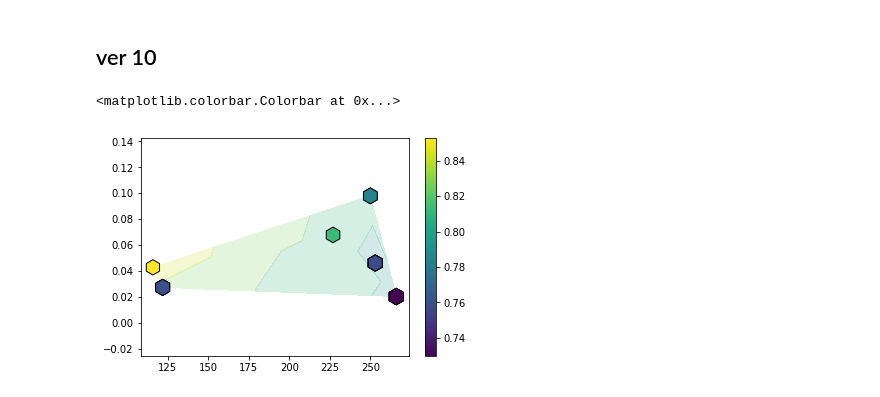
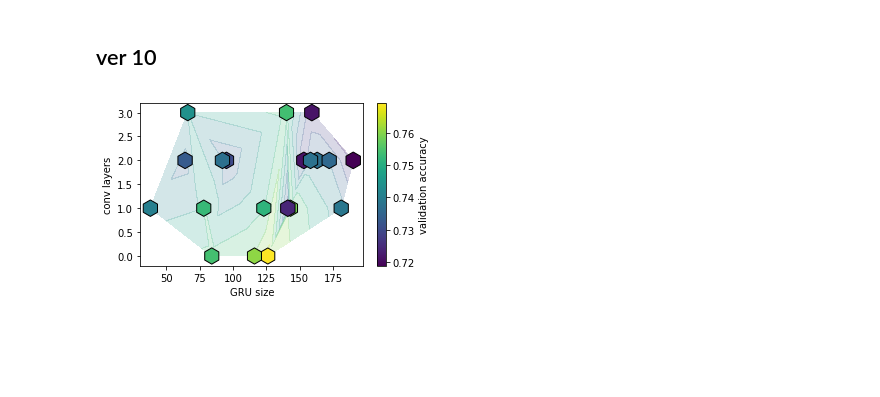
Before and after one commit to AndreaAmico/DeepMouse, a Jupyter notebook: live_history.ipynb, the cells around one changed output. Drawn from its saved outputs; the diff is of its cells as text; code cells hidden in the pictures; blank space fills up the shorter version.

```diff
--- a/live_history.ipynb
+++ b/live_history.ipynb
@@ -307,28 +233,43 @@ colab_df.iloc[-1].fit_outs[0].history
  'acc': [0.6005361944676724]}
 # %% [markdown]
 ## ver 10
+# %%
+VERSION = '10'
+
+#local_path = './model_data/grid_{}.pkl'.format(VERSION)
+drive_path = 'G:/Il mio Drive/Colab Notebooks/deep_mouse/model_data/grid_{}.pkl'.format(VERSION)
+
+#local_df = pd.read_pickle(local_path)
+colab_df = pd.read_pickle(drive_path)
+
+#print(f'Local: {local_df.shape[0]}, drive: {colab_df.shape[0]}')
+
+#concat_path = './model_data/grid_mix_{}.pkl'.format(VERSION)
+#df = pd.concat([colab_df, local_df], axis=0, ignore_index=True)
+#df.to_pickle(concat_path)
+df = colab_df
 # %%
-VERSION = '10'
+# df = df[df.best_model_accuracies.apply(lambda x:len(x))==5].reset_index()
 
-concat_path = './model_data/grid_{}.pkl'.format(VERSION)
-combined_df = pd.read_pickle(concat_path)
+xyz = np.ones([4, df.shape[0]])
 
-xyz = np.ones([4, combined_df.shape[0]])
+for index, (gru_size, conv_layers, fits_outs) in df[['GRU_size', 'conv_layers', 'fit_outs']].iterrows():
+    somma = [x.history['val_acc'] for x in fits_outs]
+    s = np.mean(somma, 0)[170:190].mean()
+    sigma = np.mean(somma, 0)[170:190].std()
 
-for index, (lstm_size, dropout, fits_outs) in combined_df[['GRU_size', 'dropout', 'fit_outs']].iterrows():
-    somma = [x.history['val_acc'] for x in fits_outs]
-    s = np.mean(somma, 0)[130:].mean()
-    sigma = np.mean(somma, 0)[130:].std()
-
-    xyz[0, index] = lstm_size
-    xyz[1, index] = dropout
+    xyz[0, index] = gru_size
+    xyz[1, index] = conv_layers
     xyz[2, index] = s
     xyz[3, index] = sigma
 
 
+fig, ax = plt.subplots(1, figsize=(5, 3))
 scatterplot = plt.scatter(xyz[0,:], xyz[1,:], c=xyz[2,:], s=1/(xyz[2,:])*2e2, zorder=10, marker='h', edgecolors='black')
-plt.tricontourf(xyz[0,:], xyz[1,:], xyz[2,:], alpha=0.2, zorder=3)
-plt.colorbar(scatterplot)
+ax.tricontourf(xyz[0,:], xyz[1,:], xyz[2,:], alpha=0.2, zorder=3)
+plt.colorbar(scatterplot, label='validation accuracy')
+ax.set(**{'xlabel':'GRU size', 'ylabel':'conv layers'})
+
+# fig.savefig(f'./plots/conv_layer_number_contourf.png', bbox_inches='tight')
 # %% [output]
-<matplotlib.colorbar.Colorbar at 0x...>
-[figure, old version]
+[figure, new version]
```
Also changed, not shown: parts of 16 cells of this notebook, 8 other files.
